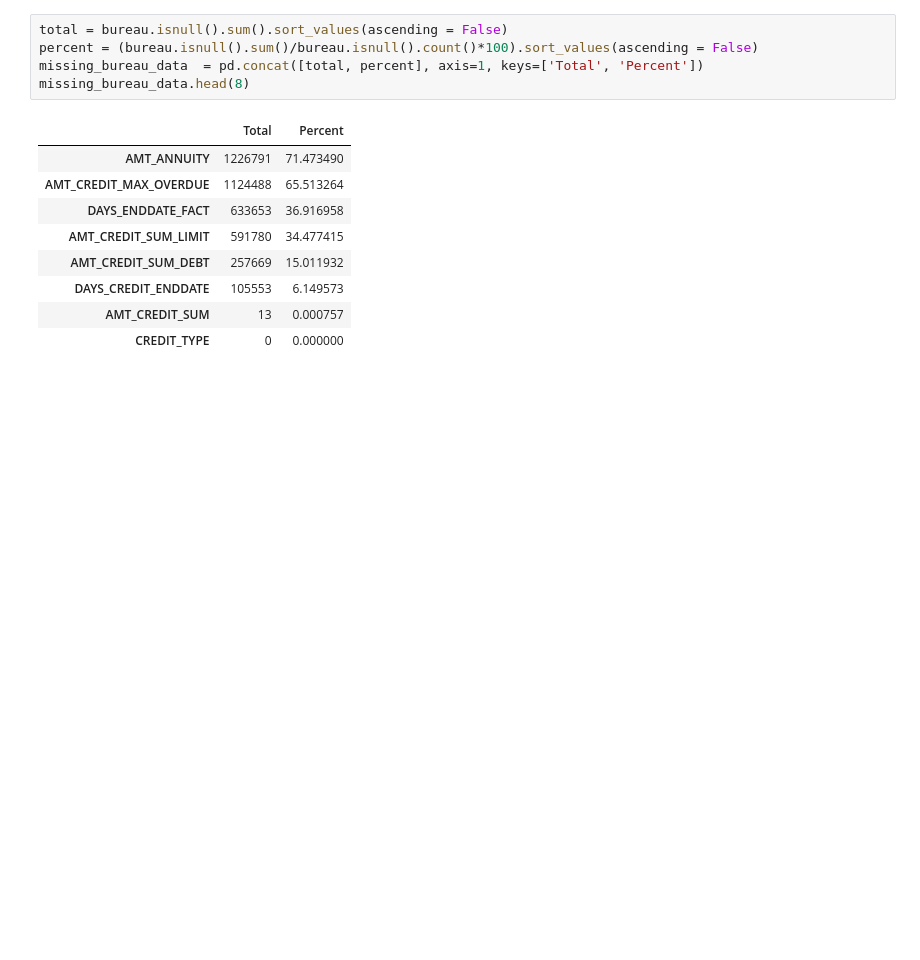
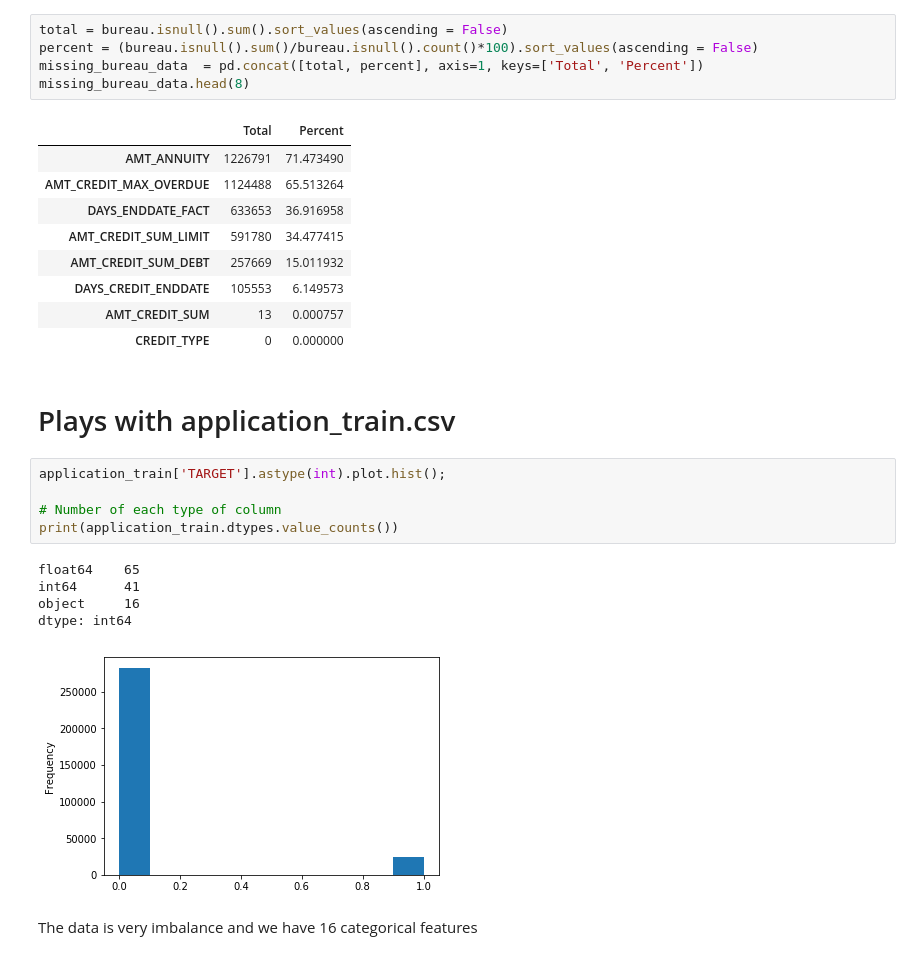
Before and after one commit to Zen3515/Home-Credit-Default-Risk, a Jupyter notebook: EDA.ipynb, the cells around one changed output. Cells and saved outputs as stored; diff of their text form; blank space fills up the shorter version.

```diff
--- a/EDA.ipynb
+++ b/EDA.ipynb
@@ -285,3 +313,18 @@ missing_bureau_data.head(8)
 | DAYS_CREDIT_ENDDATE | 105553 | 6.149573 |
 | AMT_CREDIT_SUM | 13 | 0.000757 |
 | CREDIT_TYPE | 0 | 0.000000 |
+# %% [markdown]
+# Plays with application_train.csv
+# %%
+application_train['TARGET'].astype(int).plot.hist();
+
+# Number of each type of column
+print(application_train.dtypes.value_counts())
+# %% [output]
+float64    65
+int64      41
+object     16
+dtype: int64
+[figure, added]
+# %% [markdown]
+The data is very imbalance and we have 16 categorical features
```
Also changed, not shown: parts of 41 cells of this notebook, 2 other files.
